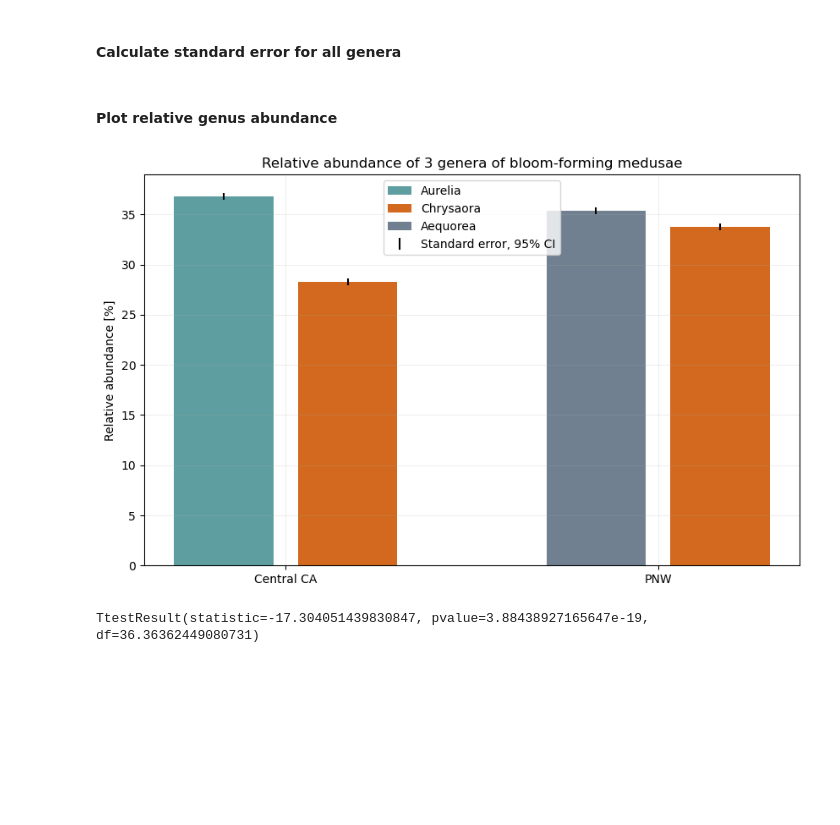
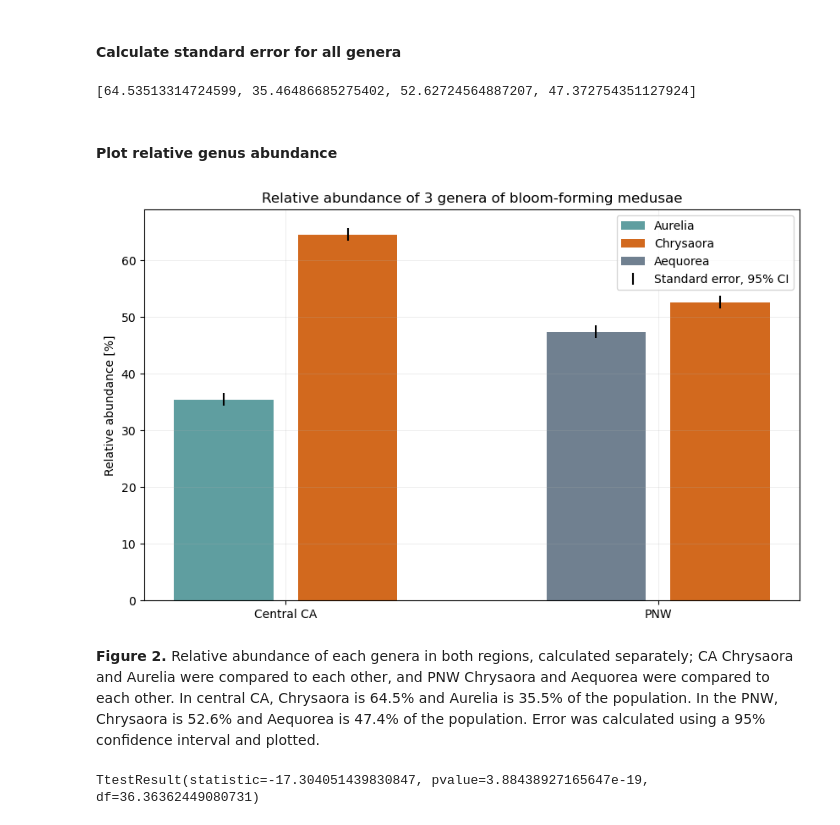
Before and after one commit to sjoh18/MS263-Final-Project, a Jupyter notebook: FinalProject.ipynb, the cells around one changed output. Cells and saved outputs as stored; diff of their text form; code cells hidden in the pictures; blank space fills up the shorter version.

Commit message:
fixed rel abundance calcs, added fig captions

```diff
--- a/FinalProject.ipynb
+++ b/FinalProject.ipynb
@@ -149,8 +155,8 @@ N_ca = np.sum(central_ca['abundance']) #total biomass of both genera
 ni_chry_ca = np.sum(chrysaora_ca['abundance']) #total biomass of target genus
 ni_aurelia = np.sum(aurelia['abundance'])
 # %%
-chry_relab_ca = (fpf.relative_abundance(richness, N_ca, ni_chry_ca)*100)
-aurelia_rel_ab = (fpf.relative_abundance(richness, N_ca, ni_aurelia)*100)
+chry_relab_ca = fpf.relative_abundance(N_ca, ni_chry_ca)
+aurelia_rel_ab = fpf.relative_abundance(N_ca, ni_aurelia)
 # %% [markdown]
 #### Calulate relative genus abundance for PNW
 # %%
@@ -158,12 +164,16 @@ N_pnw = np.sum(pnw['abundance']) #total biomass of all 3 genera
 ni_chry_pnw = np.sum(chrysaora_pnw['abundance']) #total biomass of target genus
 ni_aequo = np.sum(aequorea['abundance'])
 # %%
-chry_relab_pnw = (fpf.relative_abundance(richness, N_pnw, ni_chry_pnw)*100)
-aequo_rel_ab = (fpf.relative_abundance(richness, N_pnw, ni_aequo)*100)
+chry_relab_pnw = fpf.relative_abundance(N_pnw, ni_chry_pnw)
+aequo_rel_ab = fpf.relative_abundance(N_pnw, ni_aequo)
 # %% [markdown]
 #### Calculate standard error for all genera
 # %%
 relative_abundance = [chry_relab_ca, aurelia_rel_ab, chry_relab_pnw, aequo_rel_ab]
 genera = ['CA Chrysaora', 'Aurelia', 'PNW Chrysaora', 'Aequorea']
+# %%
+print(relative_abundance)
+# %% [output]
+[64.53513314724599, 35.46486685275402, 52.62724564887207, 47.372754351127924]
 # %%
 N_total = len(jellydf['abundance'])
@@ -184,19 +193,21 @@ y_aeq = [aequo_rel_ab]
 # %%
 plt.figure(figsize=(10,6))
 
 plt.bar(x_aur, y_aur, label='Aurelia', color='cadetblue')
 plt.bar(x_chry, y_chry, label='Chrysaora', color='chocolate')
 plt.bar(x_aeq, y_aeq, label='Aequorea', color='slategray')
 plt.errorbar([3,2,6,5], relative_abundance, yerr=error, fmt='none', color='k', label='Standard error, 95% CI')
 plt.gca().set_xticks([2.5,5.5])
 plt.gca().set_xticklabels(['Central CA', 'PNW'])
 plt.ylabel('Relative abundance [%]')
 plt.grid(linewidth=0.5, alpha=0.3)
-plt.legend(loc='upper center')
+plt.legend(loc='best')
 plt.title('Relative abundance of 3 genera of bloom-forming medusae')
 plt.show()
 # %% [output]
-[figure, old version]
+[figure, new version]
+# %% [markdown]
+**Figure 2.** Relative abundance of each genera in both regions, calculated separately; CA Chrysaora and Aurelia were compared to each other, and PNW Chrysaora and Aequorea were compared to each other. In central CA, Chrysaora is 64.5% and Aurelia is 35.5% of the population. In the PNW, Chrysaora is 52.6% and Aequorea is 47.4% of the population. Error was calculated using a 95% confidence interval and plotted.
 # %%
 # t test to see if there is a difference in overall jelly abundance between the two regions
 region_ttest = stats.ttest_ind(central_ca['abundance'], pnw['abundance'], equal_var=False)
```
Also changed, not shown: parts of 9 cells of this notebook.
